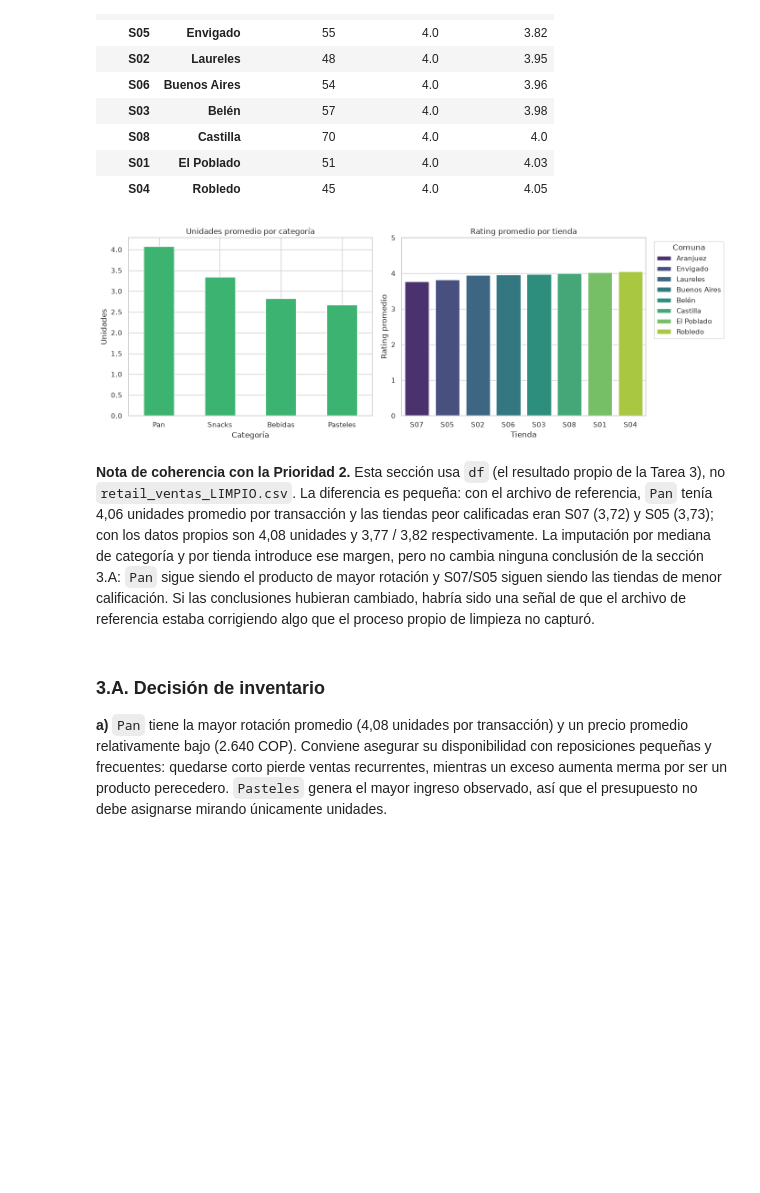
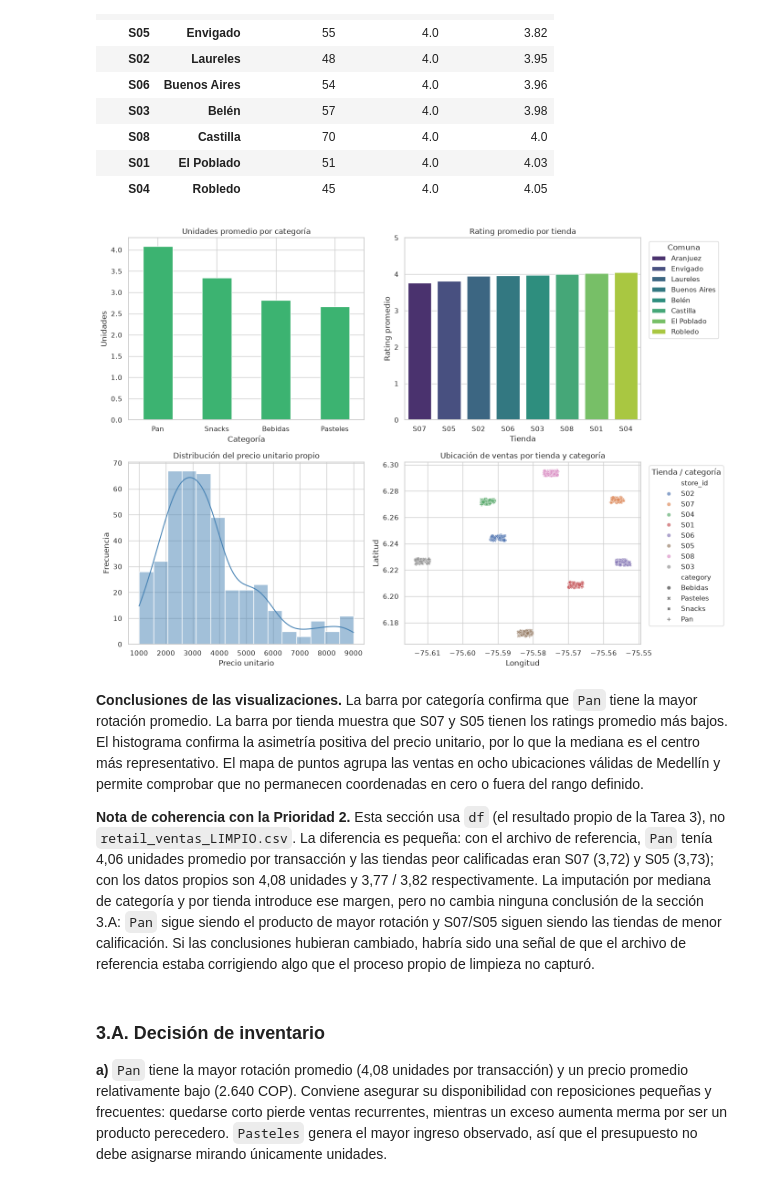
Before and after one commit to jjresher/challenge1-afj-retail, a Jupyter notebook: notebooks/taller_practico_01_analisis.ipynb, the cells around one changed output. Cells and saved outputs as stored; diff of their text form; code cells hidden in the pictures; blank space fills up the shorter version.

```diff
--- a/notebooks/taller_practico_01_analisis.ipynb
+++ b/notebooks/taller_practico_01_analisis.ipynb
@@ -980,34 +1003,55 @@ resumen_tienda
 | S01 | El Poblado | 51 | 4.0 | 4.03 |
 | S04 | Robledo | 45 | 4.0 | 4.05 |
 # %%
-fig, axes = plt.subplots(1, 2, figsize=(14, 5))
+fig, axes = plt.subplots(2, 2, figsize=(14, 10))
 
 resumen_categoria["unidades_promedio"].plot(
-    kind="bar", ax=axes[0], color="mediumseagreen"
+    kind="bar", ax=axes[0, 0], color="mediumseagreen"
 )
-axes[0].set(title="Unidades promedio por categoría", xlabel="Categoría", ylabel="Unidades")
-axes[0].tick_params(axis="x", rotation=0)
+axes[0, 0].set(title="Unidades promedio por categoría", xlabel="Categoría", ylabel="Unidades")
+axes[0, 0].tick_params(axis="x", rotation=0)
 
 orden_tiendas = resumen_tienda.reset_index()
 sns.barplot(
     data=orden_tiendas,
     x="store_id",
     y="rating_promedio",
     hue="comuna",
     dodge=False,
-    ax=axes[1],
+    ax=axes[0, 1],
     palette="viridis"
 )
-axes[1].set(title="Rating promedio por tienda", xlabel="Tienda", ylabel="Rating promedio")
-axes[1].set_ylim(0, 5)
-axes[1].legend(title="Comuna", bbox_to_anchor=(1.02, 1), loc="upper left")
+axes[0, 1].set(title="Rating promedio por tienda", xlabel="Tienda", ylabel="Rating promedio")
+axes[0, 1].set_ylim(0, 5)
+axes[0, 1].legend(title="Comuna", bbox_to_anchor=(1.02, 1), loc="upper left")
+
+sns.histplot(data=analisis, x="unit_price", bins=15, kde=True, ax=axes[1, 0], color="steelblue")
+axes[1, 0].set(title="Distribución del precio unitario propio", xlabel="Precio unitario", ylabel="Frecuencia")
+
+sns.scatterplot(
+    data=analisis,
+    x="store_lon",
+    y="store_lat",
+    hue="store_id",
+    style="category",
+    alpha=0.65,
+    ax=axes[1, 1]
+)
+axes[1, 1].set(title="Ubicación de ventas por tienda y categoría", xlabel="Longitud", ylabel="Latitud")
+axes[1, 1].legend(title="Tienda / categoría", bbox_to_anchor=(1.02, 1), loc="upper left")
 
 plt.tight_layout()
 plt.savefig(carpeta_figuras / "resumen_categoria_tienda.jpg", dpi=150, bbox_inches="tight")
 plt.show()
 # %% [output]
-[figure, old version]
+[figure, new version]
 # %% [markdown]
+**Conclusiones de las visualizaciones.** La barra por categoría confirma que `Pan` tiene la mayor
+rotación promedio. La barra por tienda muestra que S07 y S05 tienen los ratings promedio más bajos.
+El histograma confirma la asimetría positiva del precio unitario, por lo que la mediana es el centro
+más representativo. El mapa de puntos agrupa las ventas en ocho ubicaciones válidas de Medellín y
+permite comprobar que no permanecen coordenadas en cero o fuera del rango definido.
+
 **Nota de coherencia con la Prioridad 2.** Esta sección usa `df` (el resultado propio de la Tarea 3),
 no `retail_ventas_LIMPIO.csv`. La diferencia es pequeña: con el archivo de referencia, `Pan`
 tenía 4,06 unidades promedio por transacción y las tiendas peor calificadas eran S07 (3,72) y
```
Also changed, not shown: parts of 12 cells of this notebook, 7 other files.
